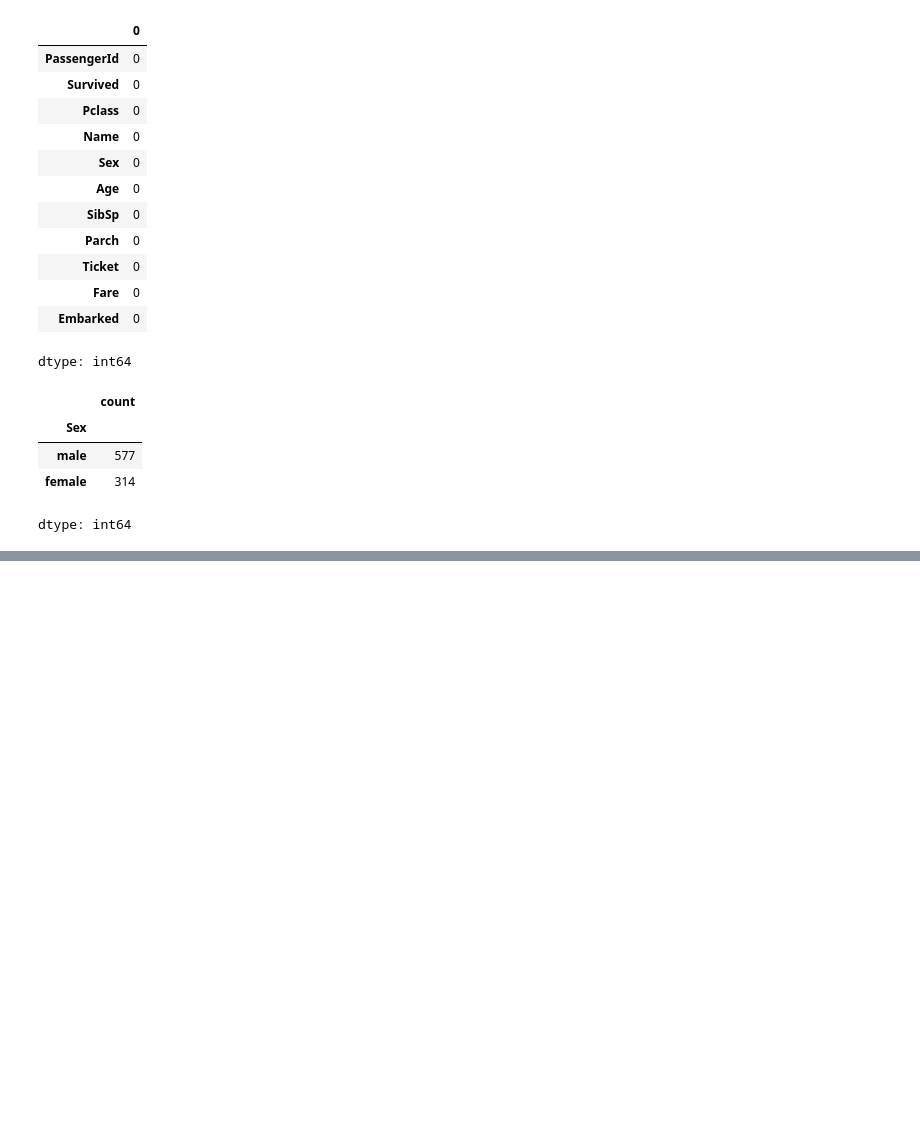
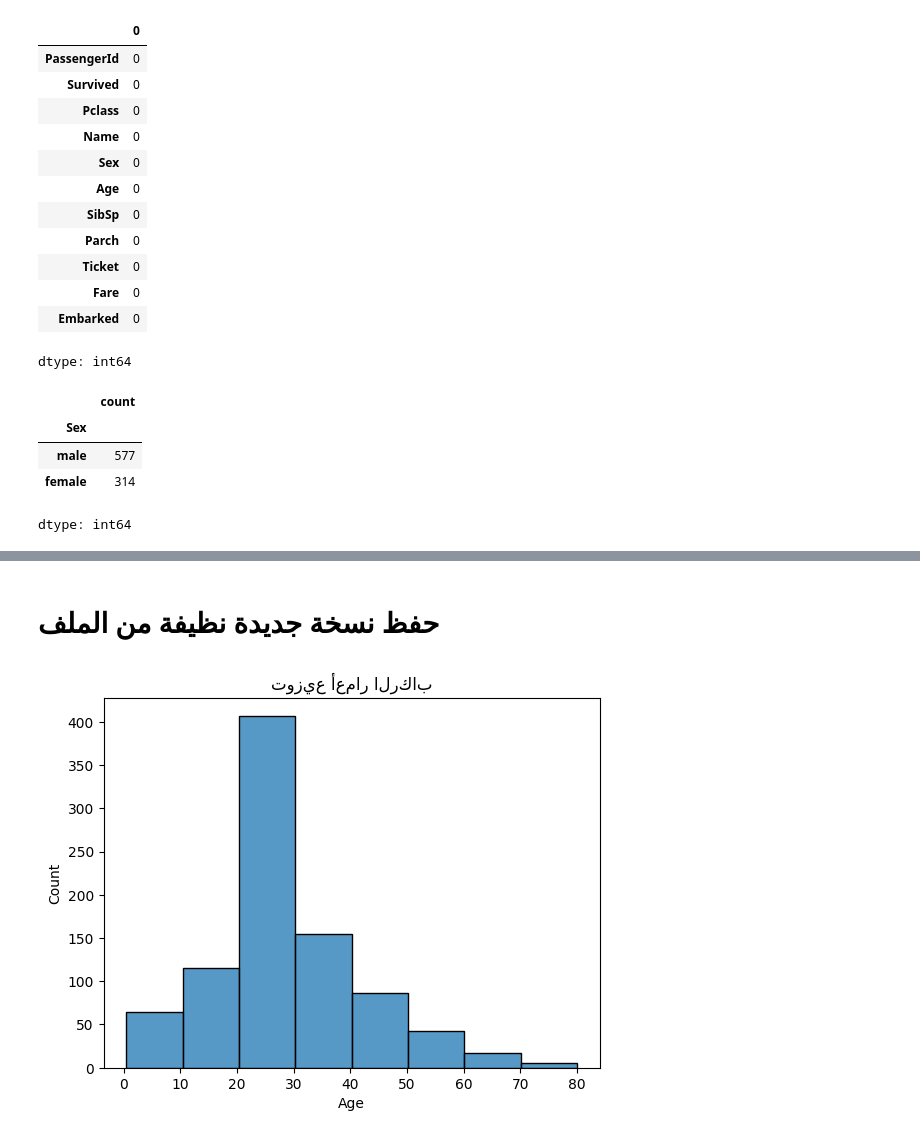
Before and after one commit to ashraf-abdalghani/mycolab, a Jupyter notebook: Titanic_.ipynb, the cells around one changed output, grey strips where cells are left out. Saved outputs shown, nothing was run; the diff lists cells and outputs as text; code cells hidden in the pictures; blank space fills up the shorter version.

```diff
--- a/Titanic_.ipynb
+++ b/Titanic_.ipynb
@@ -180,0 +183,3 @@ dtype: int64
+# %%
+df['Sex']=df['Sex'].map({'male':0,'female':1})
+df['Sex']
@@ -180,0 +201,3 @@ dtype: int64
+# %%
+df['Embarked']=df['Embarked'].map({'S':0,'C':1,'Q':2})
+df['Embarked']
@@ -180,0 +221,2 @@ dtype: int64
+# %%
+df.drop(['PassengerId', 'Name', 'Ticket'], axis=1, inplace=True)
@@ -180,0 +232,2 @@ dtype: int64
+# %% [markdown]
+# حفظ نسخة جديدة نظيفة من الملف
@@ -180,0 +236,6 @@ dtype: int64
+# %%
+sns.histplot(df['Age'],bins=8)
+plt.title("توزيع أعمار الركاب")
+plt.show()
+# %% [output]
+[figure, added]
```
Also changed, not shown: parts of 12 cells of this notebook.
